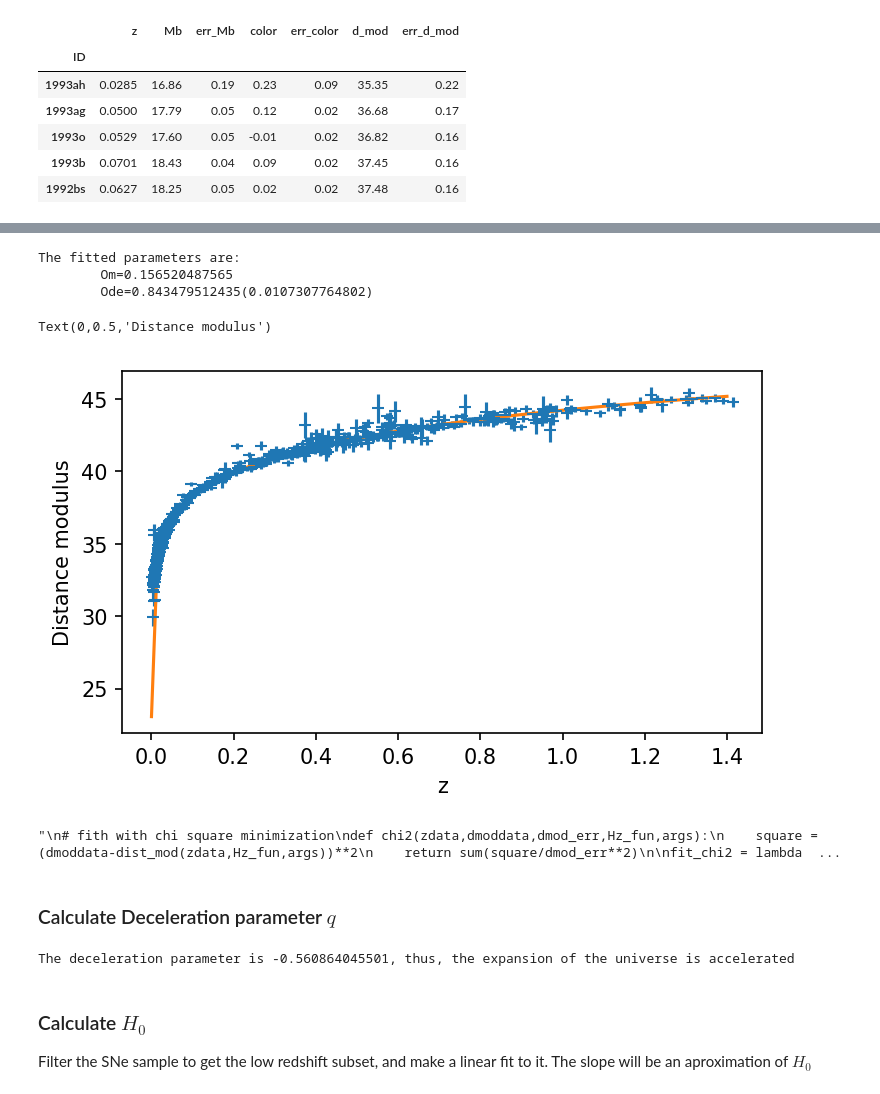
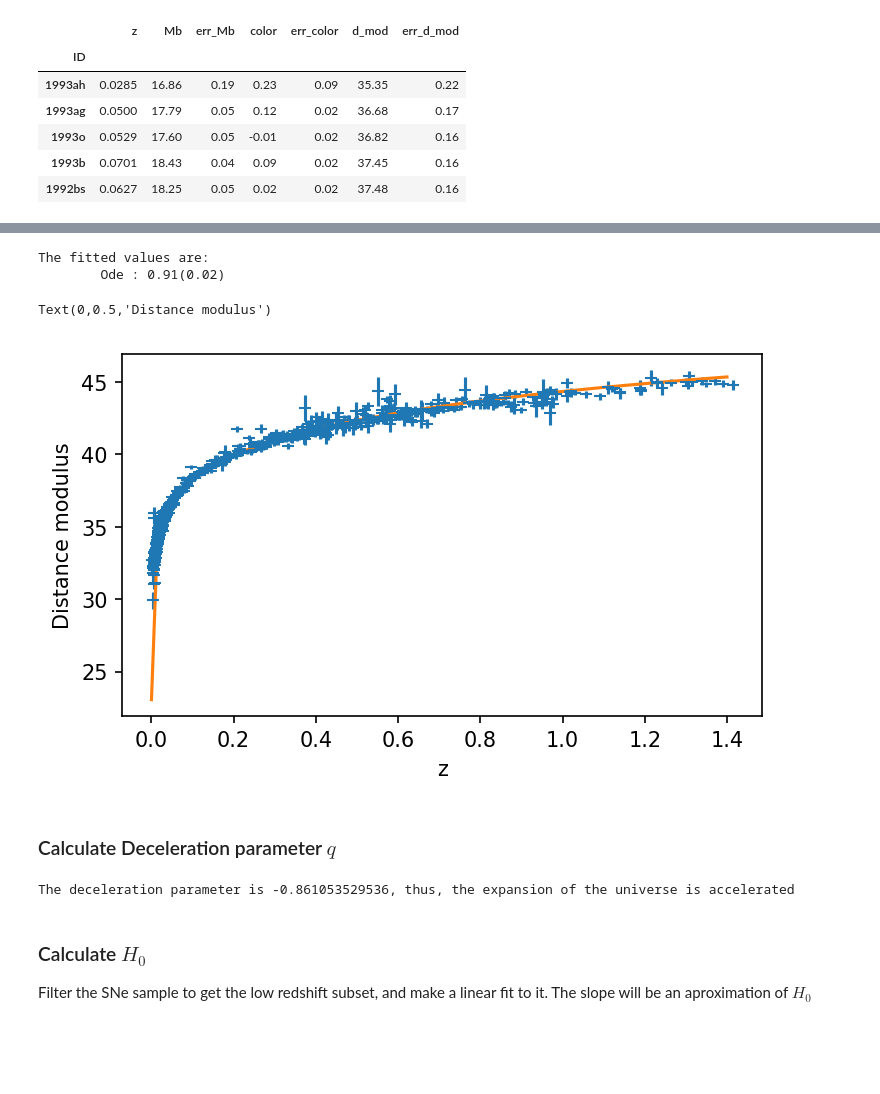
Before and after one commit to OriolAbril/cosmology, a Jupyter notebook: project.ipynb, the cells around one changed output, grey strips where cells are left out. Cells and saved outputs as stored; diff of their text form; code cells hidden in the pictures; blank space fills up the shorter version.

```diff
--- a/project.ipynb
+++ b/project.ipynb
@@ -61,12 +66,8 @@ SNe_df.head()
 # %%
-def Hz_flatLCDM_withk(z,*args):
-    H0,Om,Ode = args
-    Ok = 1-Om-Ode
-    Hz = H0*np.sqrt(Om*(1+z)**3+Ok*(1+z)**2+Ode)
-    return Hz
-
-def Hz_flatLCDM(z,*args):
-    Ode = args[0]
+def Hz_flatLCDM(z,Ode):
+    '''
+    Flat Lambda-CDM model with H0 from Riess 2016 and k=0 fixed
+    '''
     H0 = 73.24; Om = 1-Ode
     Hz = H0*np.sqrt(Om*(1+z)**3+Ode)
     return Hz
@@ -82,17 +83,19 @@ def dist_mod(z,Hz_fun,args):
     D_L = dist_lum(z,Hz_fun,args)
     return 5*np.log10(D_L)+25
 
-def fit_d_mod(z,Hz_fun,args):
-    return dist_mod(z,Hz_fun,args[:-1])-args[-1]*(1-sum(args))
+H0 = 73.24
+# Create astropy model
+flatLCDM_aModel = amod.custom_model(lambda z,Ode=.3 : dist_mod(z,Hz_flatLCDM,Ode))
 
 z_grid = np.linspace(1e-4,1.4,100)
 mask = np.isfinite(SNe_df['z']) & np.isfinite(SNe_df['d_mod'])
-cosmo_params = [73.8,.3,0.7]
 
-res = opt.curve_fit(lambda z,*p: dist_mod(z,Hz_flatLCDM,p),
-                    xdata=SNe_df[mask]['z'],
-                    ydata=SNe_df[mask]['d_mod'],
-                    sigma = SNe_df[mask]['err_d_mod'], absolute_sigma=True,
-                    p0=0.7)
-res_err = np.sqrt(np.diag(res[1]))
-#H0,Om,Ode = res[0]
+init_flatLCDM = flatLCDM_aModel()
+fit_flatLCDM = afit.LevMarLSQFitter()
+flatLCDM_result = fit_flatLCDM(init_flatLCDM,
+                               SNe_df[mask]['z'],
+                               SNe_df[mask]['d_mod'],
+                               weights=SNe_df[mask]['err_d_mod'])
+flatLCDM_Ode_err = np.sqrt(np.diag(fit_flatLCDM.fit_info['param_cov']))[0]
+Ode = flatLCDM_result.Ode.value
+Om = 1-Ode
@@ -102,32 +105,15 @@ res_err = np.sqrt(np.diag(res[1]))
 # %%
-print 'The fitted parameters are:\n\tOm={}\
-\n\tOde={}({})'.format(1-res[0][0],res[0][0],res_err[0])
+print 'The fitted values are:\n\tOde : {:.2f}({:.2f})'.format(Ode,flatLCDM_Ode_err)
 # %% [output]
-The fitted parameters are:
-        Om=0.156520487565
-        Ode=0.843479512435(0.0107307764802)
+The fitted values are:
+        Ode : 0.91(0.02)
 # %%
 plt.errorbar(SNe_df['z'],SNe_df['d_mod'],yerr=SNe_df['err_d_mod'],fmt='_')
-plt.plot(z_grid,dist_mod(z_grid,Hz_flatLCDM,res[0]))
+plt.plot(z_grid,flatLCDM_result(z_grid))
 plt.xlabel('z'); plt.ylabel('Distance modulus')
 # %% [output]
 Text(0,0.5,'Distance modulus')
-[figure, old version]
+[figure, new version]
-# %%
-'''
-# fith with chi square minimization
-def chi2(zdata,dmoddata,dmod_err,Hz_fun,args):
-    square = (dmoddata-dist_mod(zdata,Hz_fun,args))**2
-    return sum(square/dmod_err**2)
-
-fit_chi2 = lambda cosmo: chi2(SNe_df[mask]['z'],SNe_df[mask]['d_mod'],SNe_df[mask]['err_d_mod'],Hz_flatLCDM,cosmo)
-print fit_chi2(cosmo_params)
-res = opt.minimize(fit_chi2,
-                   x0=cosmo_params)
-print res
-'''
-# %% [output]
-"\n# fith with chi square minimization\ndef chi2(zdata,dmoddata,dmod_err,Hz_fun,args):\n    square = (dmoddata-dist_mod(zdata,Hz_fun,args))**2\n    return sum(square/dmod_err**2)\n\nfit_chi2 = lambda  ...
 # %% [markdown]
 ### Calculate Deceleration parameter $q$
 # %%
@@ -135,7 +121,7 @@ print res
 q0 = Om/2-Ode
 print 'The deceleration parameter is {}, thus, the expansion of the universe is accelerated'.format(q0)
 # %% [output]
-The deceleration parameter is -0.560864045501, thus, the expansion of the universe is accelerated
+The deceleration parameter is -0.861053529536, thus, the expansion of the universe is accelerated
 # %% [markdown]
 ### Calculate $H_0$
 Filter the SNe sample to get the low redshift subset, and make a linear fit to it. The slope will be an aproximation of $H_0$
```
Also changed, not shown: parts of 10 cells of this notebook.
